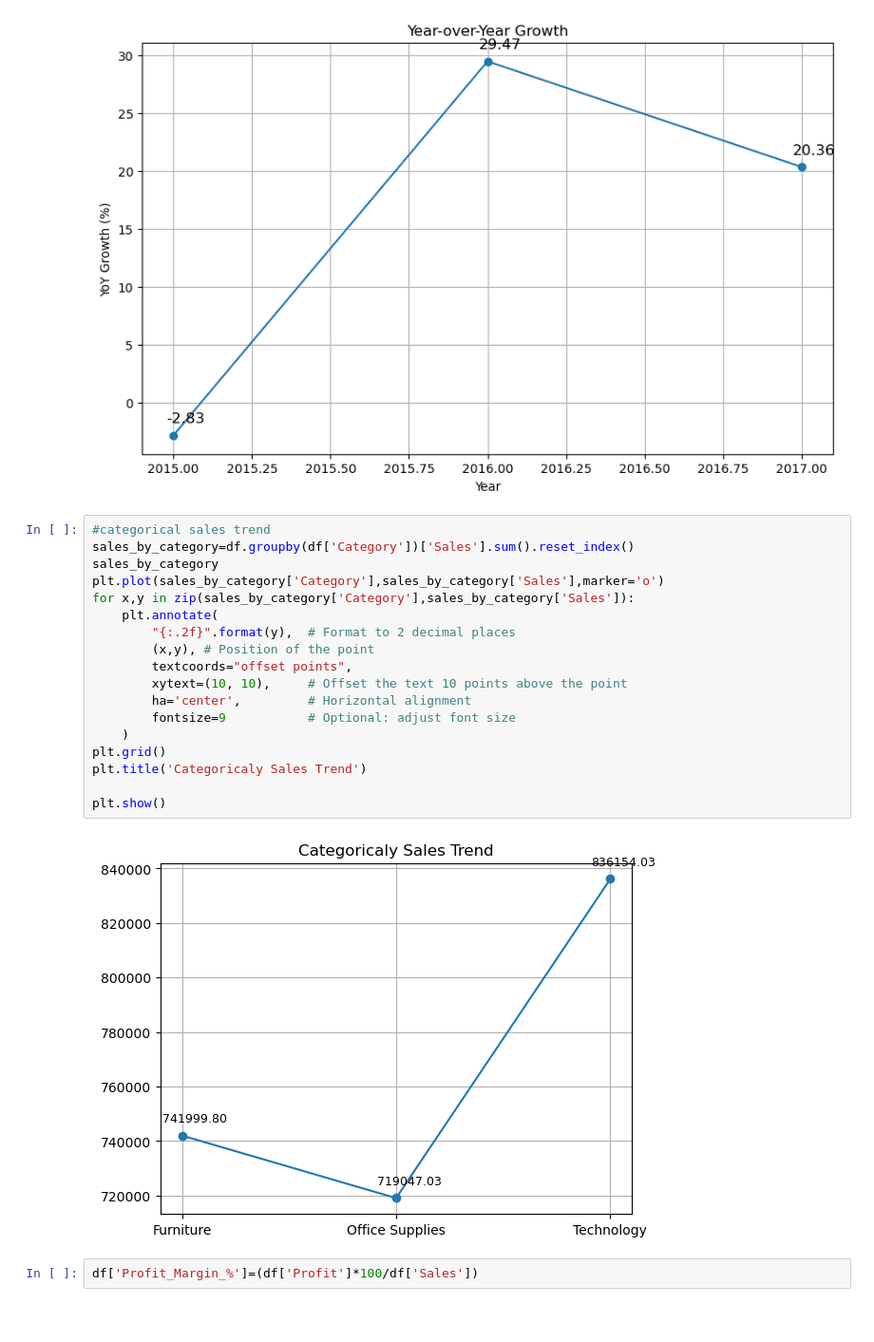
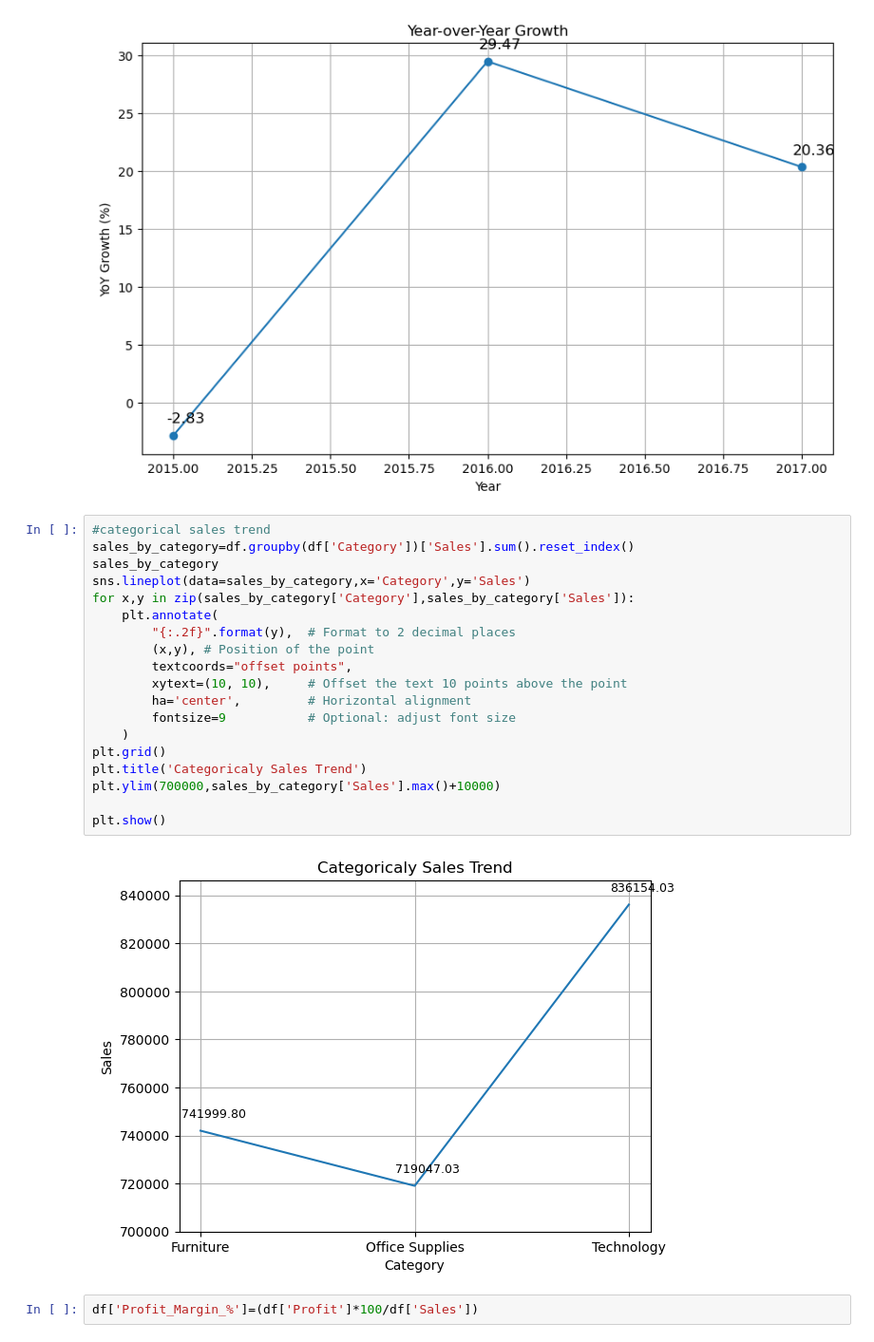
Before and after one commit to drunkninja20/E-Commerce-Profitability-Customer-Behavior-Analysis, a Jupyter notebook: E-Commerce Profitability & Customer Behavior Analysis.ipynb, the cells around one changed output. Shown: that part at 95% size. Saved outputs shown, nothing was run; the diff lists cells and outputs as text; blank space fills up the shorter version.

```diff
--- a/E-Commerce Profitability & Customer Behavior Analysis.ipynb
+++ b/E-Commerce Profitability & Customer Behavior Analysis.ipynb
@@ -184,23 +184,24 @@ plt.grid(True)
 # %%
 #categorical sales trend
 sales_by_category=df.groupby(df['Category'])['Sales'].sum().reset_index()
 sales_by_category
-plt.plot(sales_by_category['Category'],sales_by_category['Sales'],marker='o')
+sns.lineplot(data=sales_by_category,x='Category',y='Sales')
 for x,y in zip(sales_by_category['Category'],sales_by_category['Sales']):
     plt.annotate(
         "{:.2f}".format(y),  # Format to 2 decimal places
         (x,y), # Position of the point
         textcoords="offset points",
         xytext=(10, 10),     # Offset the text 10 points above the point
         ha='center',         # Horizontal alignment
         fontsize=9           # Optional: adjust font size
     )
 plt.grid()
 plt.title('Categoricaly Sales Trend')
+plt.ylim(700000,sales_by_category['Sales'].max()+10000)
 
 plt.show()
 # %% [output]
-[figure, old version]
+[figure, new version]
 # %%
 df['Profit_Margin_%']=(df['Profit']*100/df['Sales'])
 # %%
```
Also changed, not shown: parts of 4 cells of this notebook.
